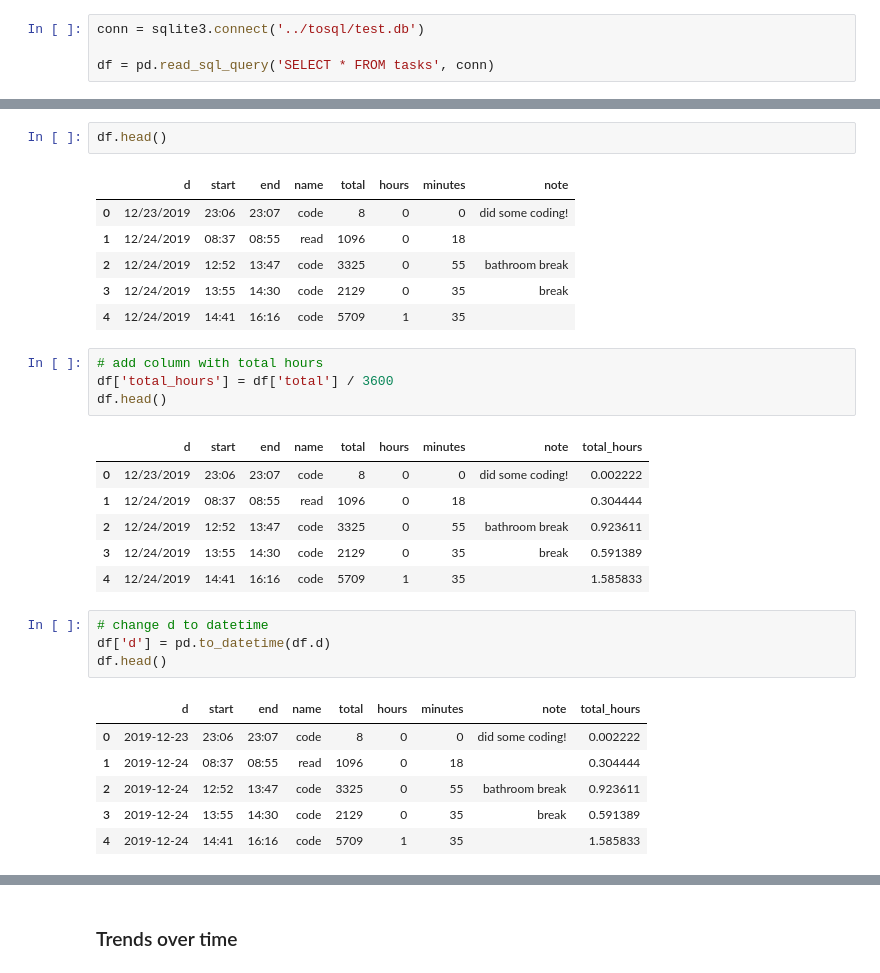
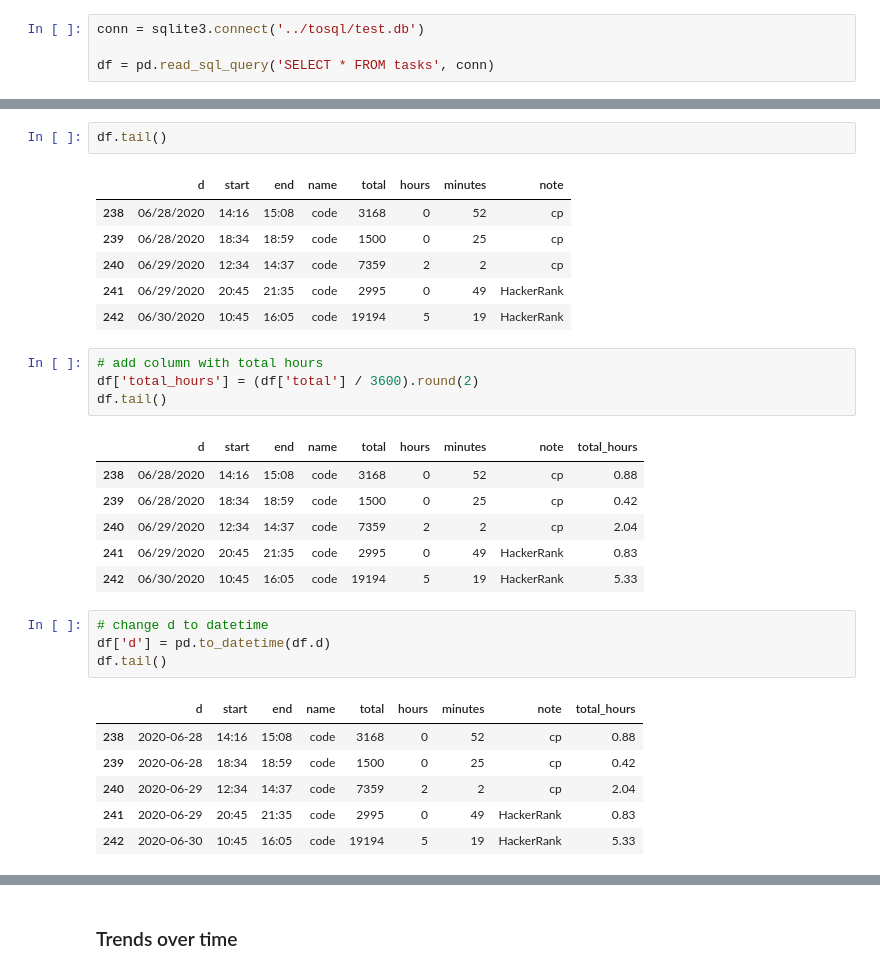
Before and after one commit to Brandon-Spicer/Productivity, a Jupyter notebook: analysis/analysis.ipynb, the cells around one changed output, grey strips where cells are left out. Drawn from its saved outputs; the diff is of its cells as text.

```diff
--- a/analysis/analysis.ipynb
+++ b/analysis/analysis.ipynb
@@ -15,34 +15,34 @@ len(df)
 # %%
-df.head()
+df.tail()
 # %% [output]
 |  | d | start | end | name | total | hours | minutes | note |
-| 0 | 12/23/2019 | 23:06 | 23:07 | code | 8 | 0 | 0 | did some coding! |
-| 1 | 12/24/2019 | 08:37 | 08:55 | read | 1096 | 0 | 18 |  |
-| 2 | 12/24/2019 | 12:52 | 13:47 | code | 3325 | 0 | 55 | bathroom break |
-| 3 | 12/24/2019 | 13:55 | 14:30 | code | 2129 | 0 | 35 | break |
-| 4 | 12/24/2019 | 14:41 | 16:16 | code | 5709 | 1 | 35 |  |
+| 238 | 06/28/2020 | 14:16 | 15:08 | code | 3168 | 0 | 52 | cp |
+| 239 | 06/28/2020 | 18:34 | 18:59 | code | 1500 | 0 | 25 | cp |
+| 240 | 06/29/2020 | 12:34 | 14:37 | code | 7359 | 2 | 2 | cp |
+| 241 | 06/29/2020 | 20:45 | 21:35 | code | 2995 | 0 | 49 | HackerRank |
+| 242 | 06/30/2020 | 10:45 | 16:05 | code | 19194 | 5 | 19 | HackerRank |
 # %%
 # add column with total hours
-df['total_hours'] = df['total'] / 3600
-df.head()
+df['total_hours'] = (df['total'] / 3600).round(2)
+df.tail()
 # %% [output]
 |  | d | start | end | name | total | hours | minutes | note | total_hours |
-| 0 | 12/23/2019 | 23:06 | 23:07 | code | 8 | 0 | 0 | did some coding! | 0.002222 |
-| 1 | 12/24/2019 | 08:37 | 08:55 | read | 1096 | 0 | 18 |  | 0.304444 |
-| 2 | 12/24/2019 | 12:52 | 13:47 | code | 3325 | 0 | 55 | bathroom break | 0.923611 |
-| 3 | 12/24/2019 | 13:55 | 14:30 | code | 2129 | 0 | 35 | break | 0.591389 |
-| 4 | 12/24/2019 | 14:41 | 16:16 | code | 5709 | 1 | 35 |  | 1.585833 |
+| 238 | 06/28/2020 | 14:16 | 15:08 | code | 3168 | 0 | 52 | cp | 0.88 |
+| 239 | 06/28/2020 | 18:34 | 18:59 | code | 1500 | 0 | 25 | cp | 0.42 |
+| 240 | 06/29/2020 | 12:34 | 14:37 | code | 7359 | 2 | 2 | cp | 2.04 |
+| 241 | 06/29/2020 | 20:45 | 21:35 | code | 2995 | 0 | 49 | HackerRank | 0.83 |
+| 242 | 06/30/2020 | 10:45 | 16:05 | code | 19194 | 5 | 19 | HackerRank | 5.33 |
 # %%
 # change d to datetime
 df['d'] = pd.to_datetime(df.d)
-df.head()
+df.tail()
 # %% [output]
 |  | d | start | end | name | total | hours | minutes | note | total_hours |
-| 0 | 2019-12-23 | 23:06 | 23:07 | code | 8 | 0 | 0 | did some coding! | 0.002222 |
-| 1 | 2019-12-24 | 08:37 | 08:55 | read | 1096 | 0 | 18 |  | 0.304444 |
-| 2 | 2019-12-24 | 12:52 | 13:47 | code | 3325 | 0 | 55 | bathroom break | 0.923611 |
-| 3 | 2019-12-24 | 13:55 | 14:30 | code | 2129 | 0 | 35 | break | 0.591389 |
-| 4 | 2019-12-24 | 14:41 | 16:16 | code | 5709 | 1 | 35 |  | 1.585833 |
+| 238 | 2020-06-28 | 14:16 | 15:08 | code | 3168 | 0 | 52 | cp | 0.88 |
+| 239 | 2020-06-28 | 18:34 | 18:59 | code | 1500 | 0 | 25 | cp | 0.42 |
+| 240 | 2020-06-29 | 12:34 | 14:37 | code | 7359 | 2 | 2 | cp | 2.04 |
+| 241 | 2020-06-29 | 20:45 | 21:35 | code | 2995 | 0 | 49 | HackerRank | 0.83 |
+| 242 | 2020-06-30 | 10:45 | 16:05 | code | 19194 | 5 | 19 | HackerRank | 5.33 |
 # %%
 df.sort_values(by='d')
 # %% [output]
```
Also changed, not shown: parts of 19 cells of this notebook.
